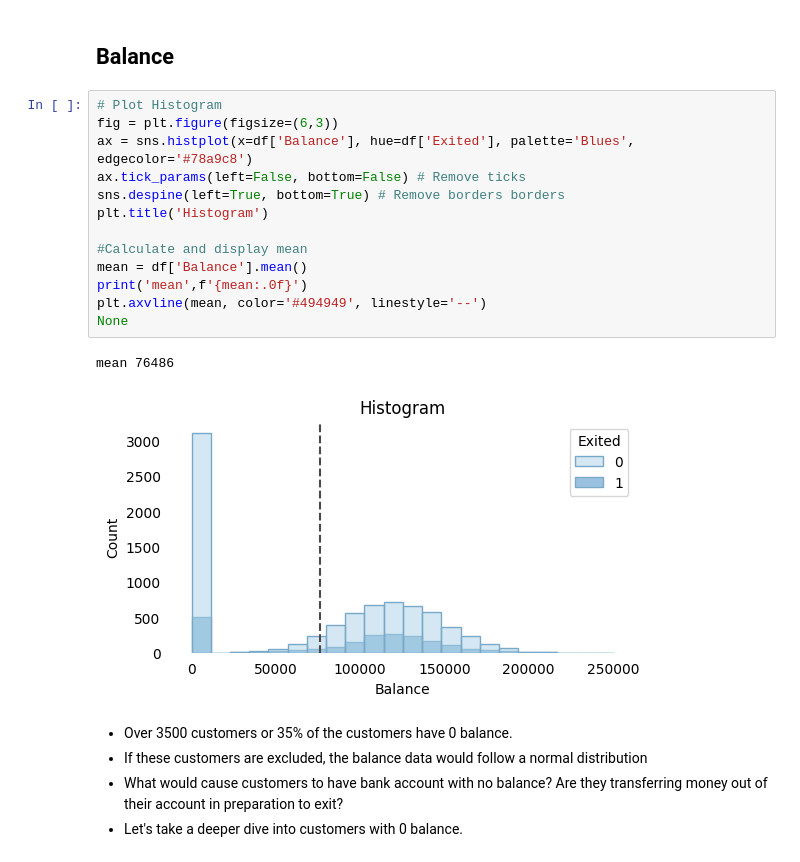
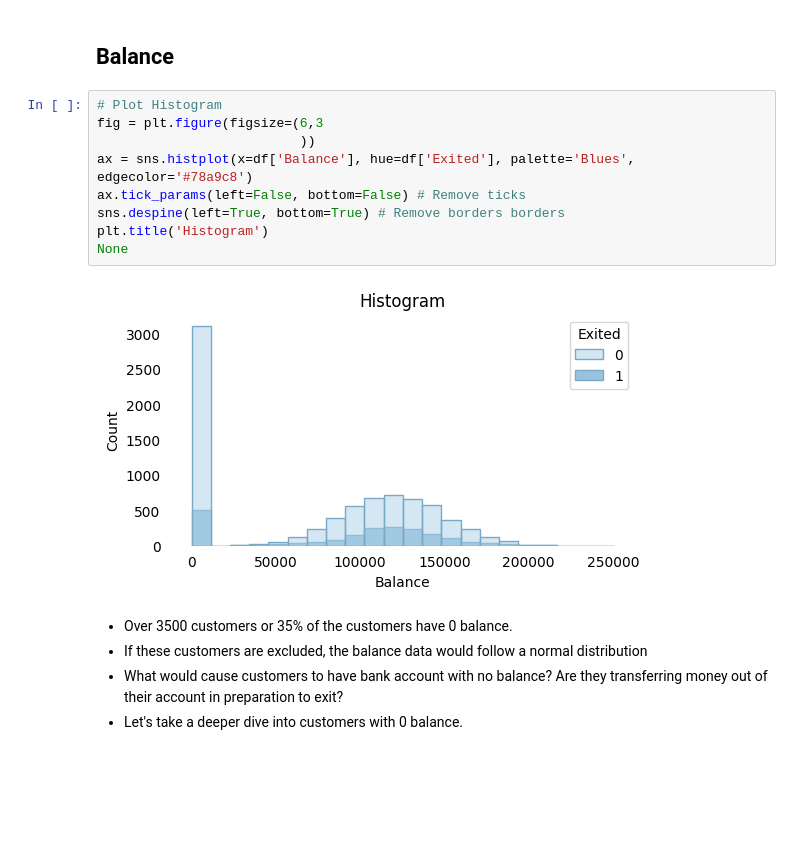
Before and after one commit to aprilhong/bankchurn, a Jupyter notebook: bankchurn.ipynb, the cells around one changed output. Cells and saved outputs as stored; diff of their text form; blank space fills up the shorter version.

```diff
--- a/bankchurn.ipynb
+++ b/bankchurn.ipynb
@@ -436,20 +449,15 @@ Name: Balance, dtype: float64
 ## Balance
 # %%
 # Plot Histogram
-fig = plt.figure(figsize=(6,3))
+fig = plt.figure(figsize=(6,3
+                          ))
 ax = sns.histplot(x=df['Balance'], hue=df['Exited'], palette='Blues', edgecolor='#78a9c8')
 ax.tick_params(left=False, bottom=False) # Remove ticks
 sns.despine(left=True, bottom=True) # Remove borders borders
 plt.title('Histogram')
-
-#Calculate and display mean
-mean = df['Balance'].mean()
-print('mean',f'{mean:.0f}')
-plt.axvline(mean, color='#494949', linestyle='--')
 None
 # %% [output]
-mean 76486
-[figure, old version]
+[figure, new version]
 # %% [markdown]
 - Over 3500 customers or 35% of the customers have 0 balance.
 - If these customers are excluded, the balance data would follow a normal distribution
```
Also changed, not shown: parts of 59 cells of this notebook.
